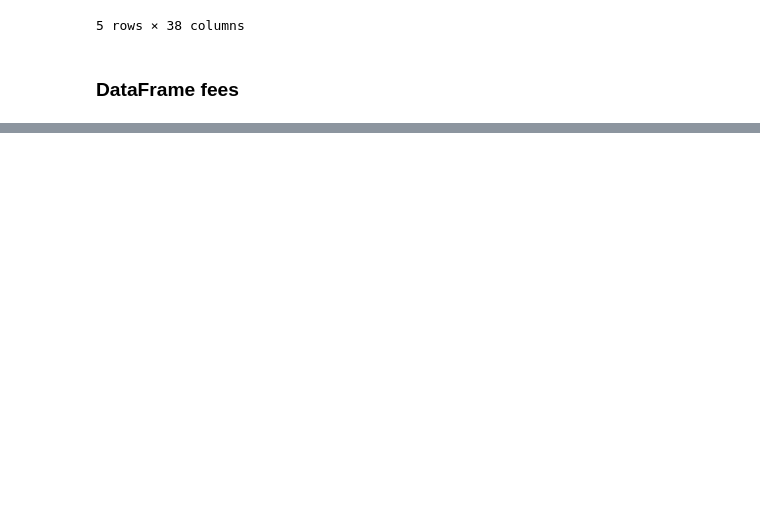
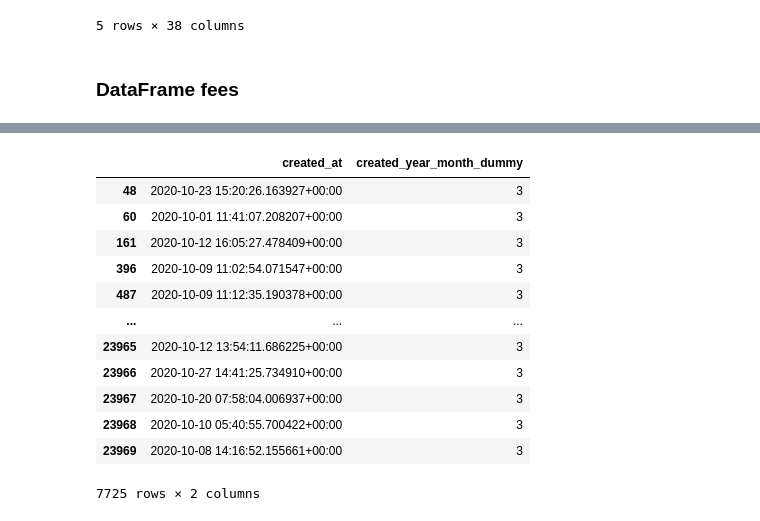
Before and after one commit to DataScience-UOC-projects/monayvi, a Jupyter notebook: notebooks/pre-procesamiento.ipynb, the cells around one changed output, grey strips where cells are left out. Drawn from its saved outputs; the diff is of its cells as text; code cells hidden in the pictures; blank space fills up the shorter version.

```diff
--- a/notebooks/pre-procesamiento.ipynb
+++ b/notebooks/pre-procesamiento.ipynb
@@ -380,0 +414,24 @@ merged_dummy.head()
+# %%
+ds.cash.head()
+# ds.cash['created_year'] = ds.cash['created_at'].dt.year
+# ds.cash['created_month'] = ds.cash['created_at'].dt.month
+ds.cash['created_year_month'] = ds.cash.apply(lambda row: str(row["created_year"])+'-'+str(row["created_month"]), axis=1)
+# %%
+# from sklearn.preprocessing import LabelEncoder
+# labelencoder = LabelEncoder()
+# ds.cash['created_year_month_dummy'] = labelencoder.fit_transform(ds.cash['created_year_month'])
+ds.cash[ds.cash['created_year_month_dummy']==3][['created_at','created_year_month_dummy']]
+# %% [output]
+|  | created_at | created_year_month_dummy |
+| 48 | 2020-10-23 15:20:26.163927+00:00 | 3 |
+| 60 | 2020-10-01 11:41:07.208207+00:00 | 3 |
+| 161 | 2020-10-12 16:05:27.478409+00:00 | 3 |
+| 396 | 2020-10-09 11:02:54.071547+00:00 | 3 |
+| 487 | 2020-10-09 11:12:35.190378+00:00 | 3 |
+| ... | ... | ... |
+| 23965 | 2020-10-12 13:54:11.686225+00:00 | 3 |
+| 23966 | 2020-10-27 14:41:25.734910+00:00 | 3 |
+| 23967 | 2020-10-20 07:58:04.006937+00:00 | 3 |
+| 23968 | 2020-10-10 05:40:55.700422+00:00 | 3 |
+| 23969 | 2020-10-08 14:16:52.155661+00:00 | 3 |
+7725 rows × 2 columns
```
Also changed, not shown: parts of 1 cell of this notebook, 4 other files.
